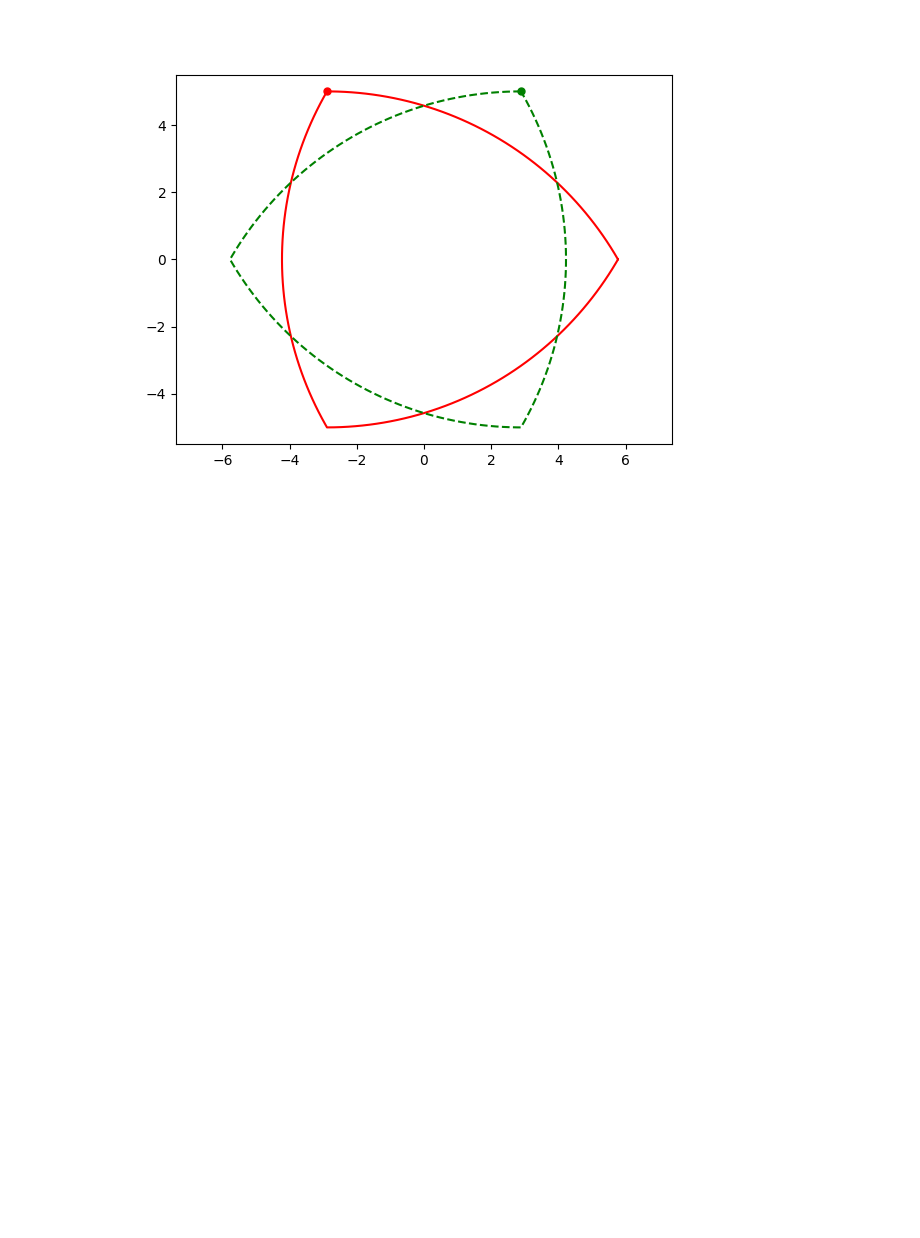
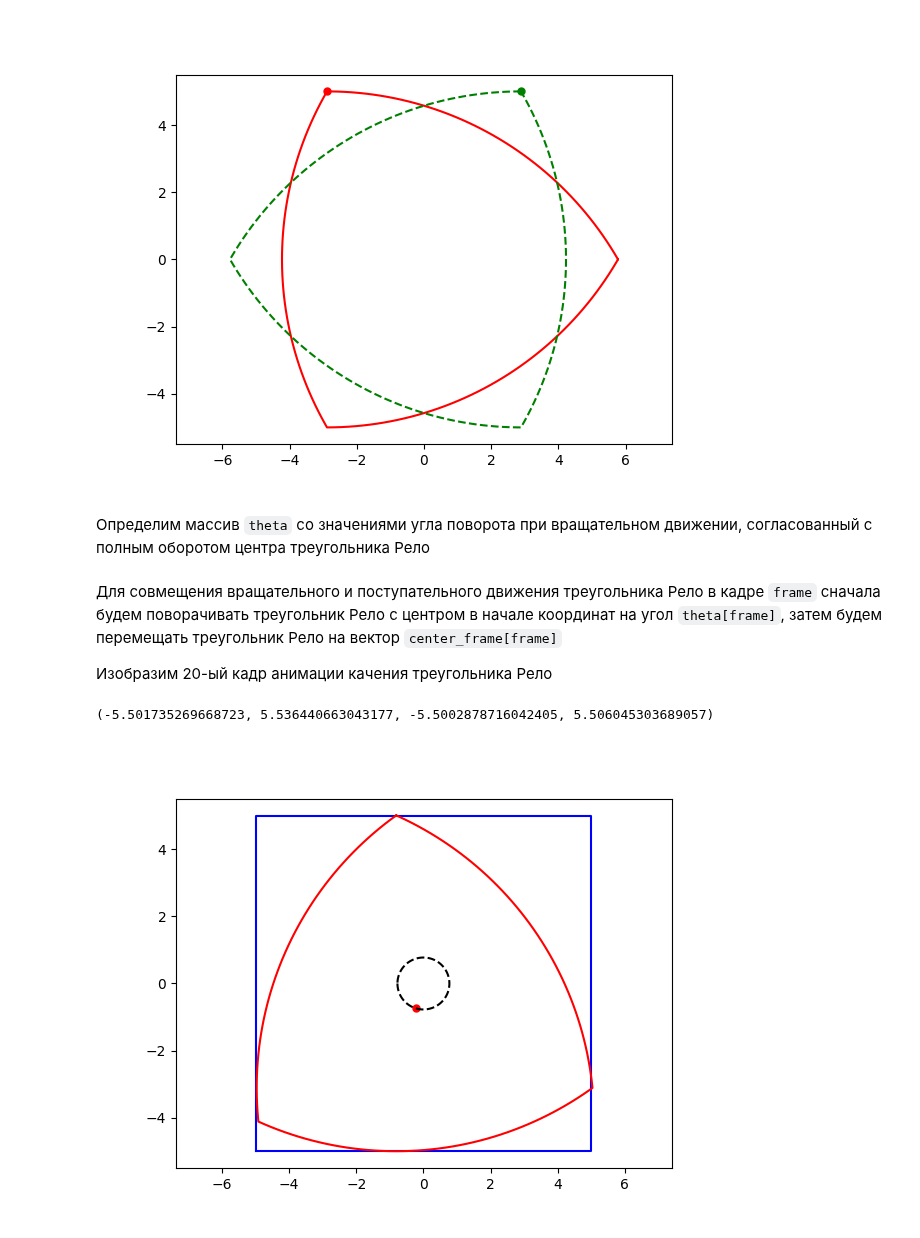
Before and after one commit to anshpak/jupyter-tasks, a Jupyter notebook: KM2_Lb05_Shpak.ipynb, the cells around one changed output. Saved outputs shown, nothing was run; the diff lists cells and outputs as text; code cells hidden in the pictures; blank space fills up the shorter version.

Commit message:
feat: add an other plot and calc changed matrix coords

```diff
--- a/KM2_Lb05_Shpak.ipynb
+++ b/KM2_Lb05_Shpak.ipynb
@@ -248,3 +248,26 @@ plt.axis('equal')
 # %% [output]
 (-6.3508529610858835, 6.350852961085886, -5.500000000000004, 5.500000000000001)
 [figure]
+# %% [markdown]
+Определим массив <code>theta</code> со значениями угла поворота при вращательном движении, согласованный с полным оборотом центра треугольника Рело
+# %%
+theta = np.linspace(0, 2 * np.pi/3, N_frames)
+# %% [markdown]
+Для совмещения вращательного и поступательного движения треугольника Рело в кадре <code>frame</code> сначала будем поворачивать треугольник Рело с центром в начале координат на угол <code>theta[frame]</code>, затем будем перемещать треугольник Рело на вектор <code>center_frame[frame]</code>
+
+Изобразим 20-ый кадр анимации качения треугольника Рело
+# %%
+frame = 20
+matrix = rotate_matrix(theta[frame])
+relo_matrix_changed = (np.array([np.dot(matrix, row) for row in relo_matrix]) + center_frame[frame])
+
+plt.figure()
+plt.plot(square[:,0], square[:,1], 'b-')
+plt.plot(relo_matrix_changed[:,0],relo_matrix_changed[:,1],'r-')
+plt.plot(center_frame[frame,0],center_frame[frame,1],'r.',markersize=10)
+plt.plot(center_frame[:,0],center_frame[:,1],'k--')
+
+plt.axis('equal')
+# %% [output]
+(-5.501735269668723, 5.536440663043177, -5.5002878716042405, 5.506045303689057)
+[figure, added]
```
